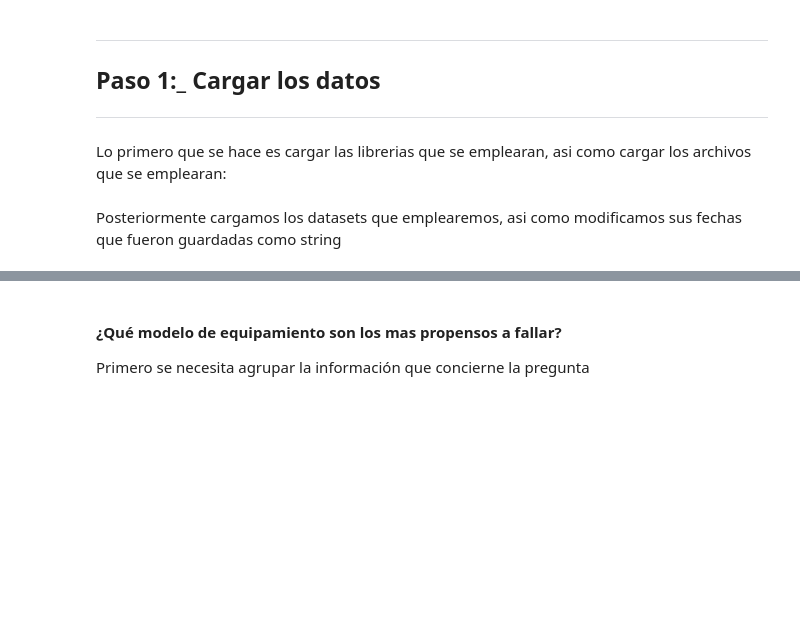
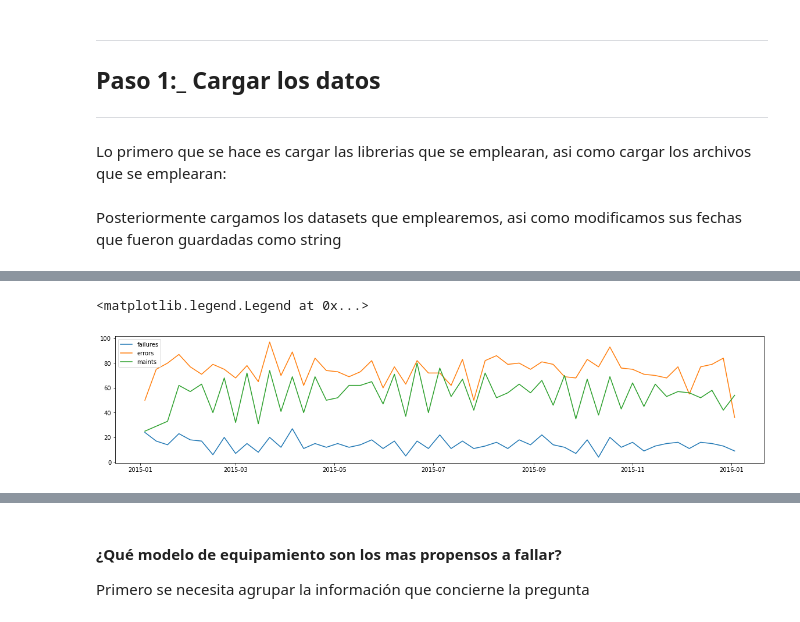
Before and after one commit to Brami01/TIC_Project_PM, a Jupyter notebook: main.ipynb, the cells around one changed output, grey strips where cells are left out. Drawn from its saved outputs; the diff is of its cells as text; code cells hidden in the pictures; blank space fills up the shorter version.

```diff
--- a/main.ipynb
+++ b/main.ipynb
@@ -124,0 +142,13 @@ plt.xticks(np.arange(len(e.index)), labels=e.index)'''
+# %%
+failures_week = failures.groupby('datetime').count().groupby(pd.Grouper(freq="1W")).sum()
+errors_week = errors.groupby('datetime').count().groupby(pd.Grouper(freq="1W")).sum()
+maint_week = maint[maint['datetime'] >= pd.to_datetime('2015-01-01')].groupby('datetime').count().groupby(pd.Grouper(freq="1W")).sum()
+
+plt.figure(figsize=(20,4))
+plt.plot(failures_week.index, failures_week['machineID'])
+plt.plot(errors_week.index, errors_week['machineID'])
+plt.plot(maint_week.index, maint_week['machineID'])
+plt.legend(['failures', 'errors', 'maints'])
+# %% [output]
+<matplotlib.legend.Legend at 0x...>
+[figure, added]
```
Also changed, not shown: parts of 7 cells of this notebook.
